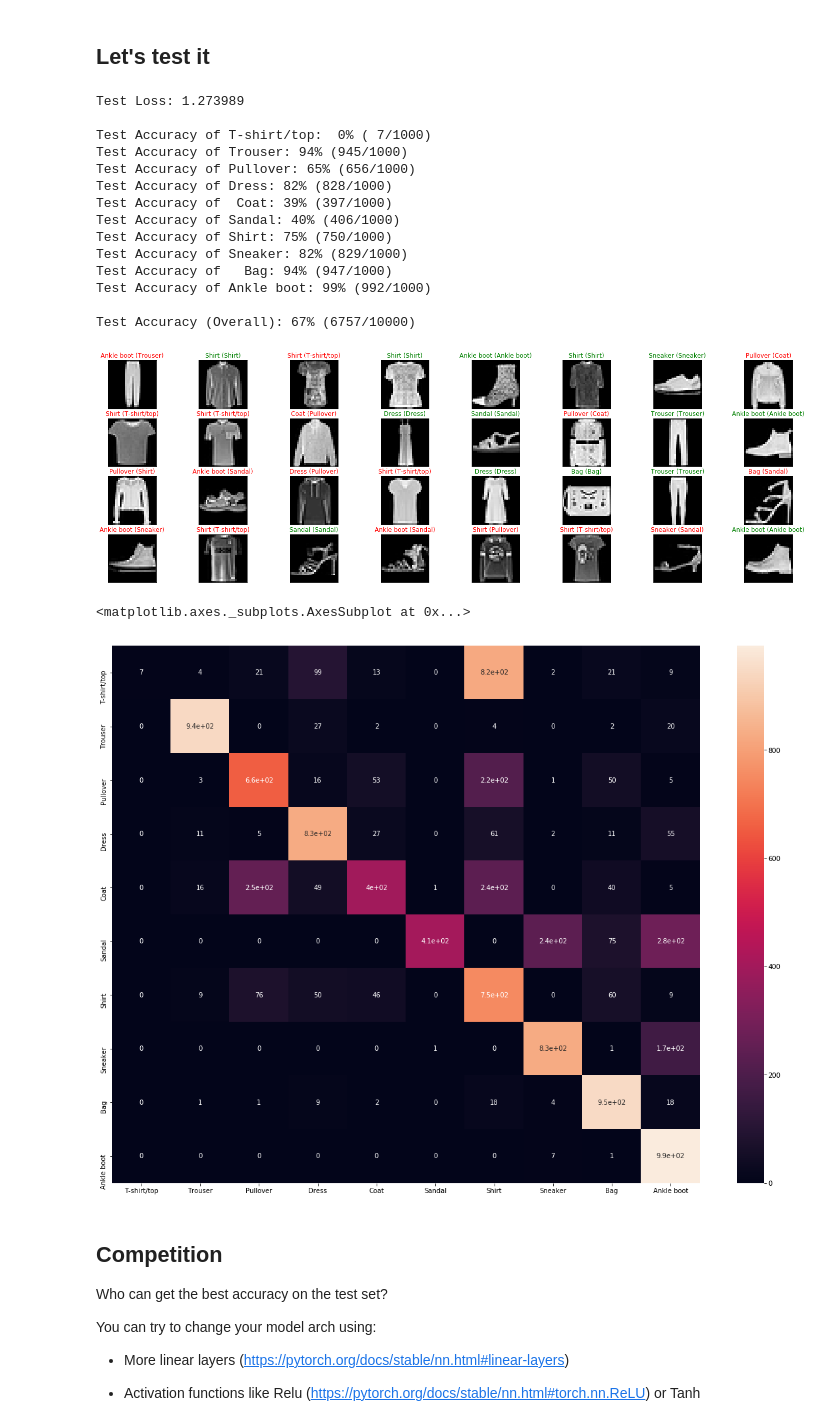
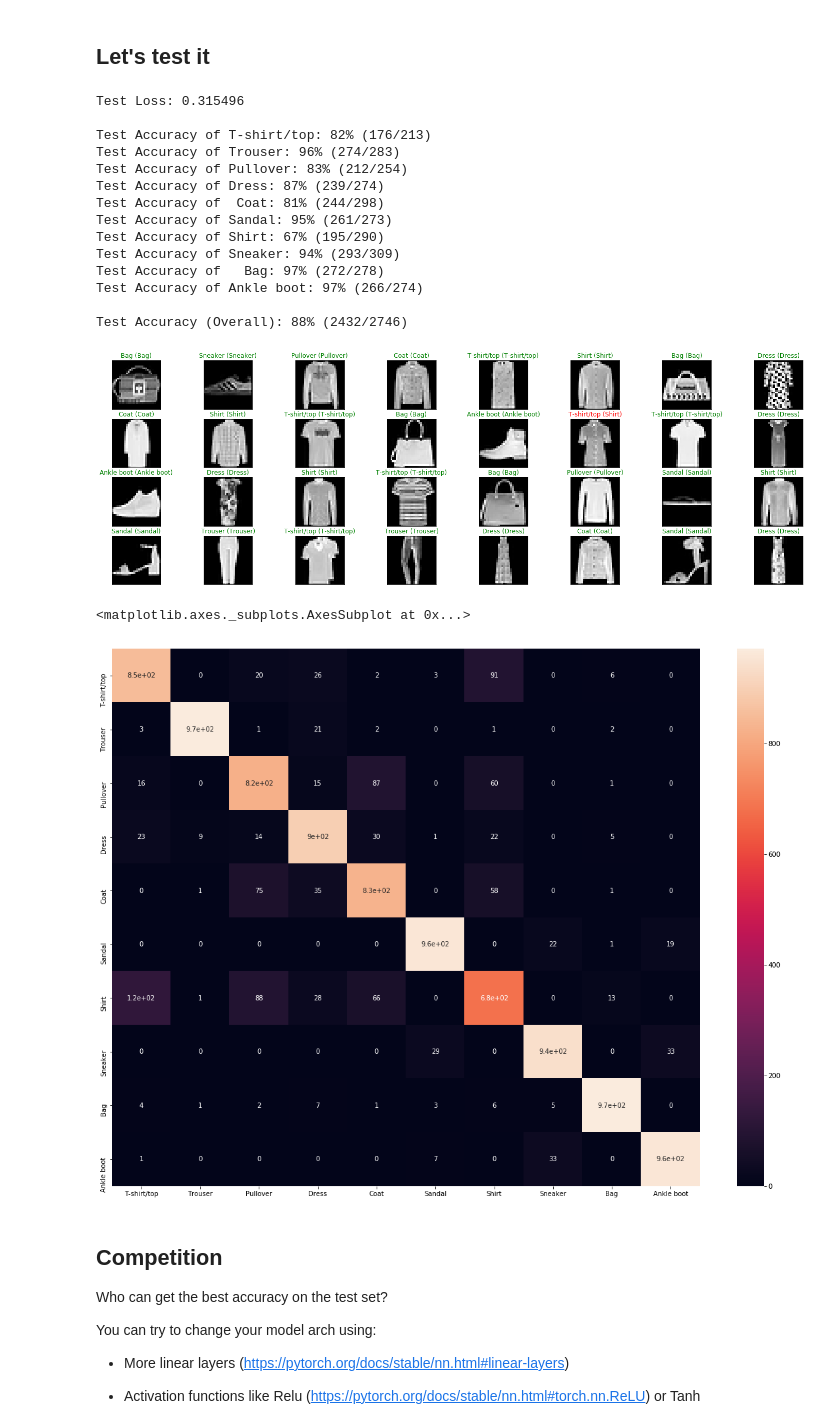
Before and after one commit to cenkbircanoglu/pytorch-workshop, a Jupyter notebook: fc_fashion_mnist_solution.ipynb, the cells around one changed output. Saved outputs shown, nothing was run; the diff lists cells and outputs as text; code cells hidden in the pictures.

```diff
--- a/fc_fashion_mnist_solution.ipynb
+++ b/fc_fashion_mnist_solution.ipynb
@@ -17,7 +17,7 @@ Dataset = FashionMNIST
 # Download and prepare data
 
 transform_train = transforms.Compose([transforms.ToTensor(), transforms.Normalize([0.5], [0.5])])
-transform_test = transforms.ToTensor()
+transform_test = transforms.Compose([transforms.ToTensor(), transforms.Normalize([0.5], [0.5])])
 
 trainset = Dataset(dataset_root, download=True, train=True, transform=transform_train)
 testset = Dataset(dataset_root, download=True, train=False, transform=transform_test)
@@ -99,13 +99,19 @@ class LinearNN(nn.Module):
 
     def __init__(self):
         super().__init__()
-        self.fc1 = nn.Linear(input_dim, 64)
-        self.fc2 = nn.Linear(64, num_classes)
+        self.fc1 = nn.Linear(input_dim, 256)
+        self.drop1 = nn.Dropout(p=0.2)
+        self.fc2 = nn.Linear(256, 64)
+        self.drop2 = nn.Dropout(p=0.2)
+        self.fc3 = nn.Linear(64, num_classes)
 
     def forward(self, x):
         x = x.view(x.size(0), -1) #flatten the image
-        x = self.fc1(x)
-        x = self.fc2(x)
+        x = F.relu(self.fc1(x))
+        x = self.drop1(x)
+        x = F.relu(self.fc2(x))
+        x = self.drop2(x)
+        x = self.fc3(x)
         return x
 
 model = LinearNN()
@@ -241,7 +286,7 @@ for batch_i, data in enumerate(test_loader):
 
     # calculate test accuracy for *each* object class
     # we get the scalar value of correct items for a class, by calling `correct[i].item()`
-    for i in range(batch_size):
+    for i in range(labels[0]):
         label = labels.data[i]
         class_correct[label] += correct[i].item()
         class_total[label] += 1
@@ -261,20 +306,20 @@ print('\nTest Accuracy (Overall): %2d%% (%2d/%2d)' % (
     100. * np.sum(class_correct) / np.sum(class_total),
     np.sum(class_correct), np.sum(class_total)))
 # %% [output]
-Test Loss: 1.273989
+Test Loss: 0.315496
 
-Test Accuracy of T-shirt/top:  0% ( 7/1000)
-Test Accuracy of Trouser: 94% (945/1000)
-Test Accuracy of Pullover: 65% (656/1000)
-Test Accuracy of Dress: 82% (828/1000)
-Test Accuracy of  Coat: 39% (397/1000)
-Test Accuracy of Sandal: 40% (406/1000)
-Test Accuracy of Shirt: 75% (750/1000)
-Test Accuracy of Sneaker: 82% (829/1000)
-Test Accuracy of   Bag: 94% (947/1000)
-Test Accuracy of Ankle boot: 99% (992/1000)
+Test Accuracy of T-shirt/top: 82% (176/213)
+Test Accuracy of Trouser: 96% (274/283)
+Test Accuracy of Pullover: 83% (212/254)
+Test Accuracy of Dress: 87% (239/274)
+Test Accuracy of  Coat: 81% (244/298)
+Test Accuracy of Sandal: 95% (261/273)
+Test Accuracy of Shirt: 67% (195/290)
+Test Accuracy of Sneaker: 94% (293/309)
+Test Accuracy of   Bag: 97% (272/278)
+Test Accuracy of Ankle boot: 97% (266/274)
 
-Test Accuracy (Overall): 67% (6757/10000)
+Test Accuracy (Overall): 88% (2432/2746)
 # %%
 # Show a batch of images and its results
 batch_size=32
@@ -297,7 +342,7 @@ for idx in np.arange(batch_size):
     ax.set_title("{} ({})".format(classes[preds[idx]], classes[labels[idx]]),
                  color=("green" if preds[idx]==labels[idx] else "red"))
 # %% [output]
-[figure, old version]
+[figure, new version]
 # %%
 # Calculate confusion matrix
 from sklearn.metrics import confusion_matrix
@@ -311,16 +356,15 @@ array  = confusion_matrix(labels, np.squeeze(outputs.data.max(1, keepdim=True)[1
 # %%
 # Show confusion matrix
 
 import pandas as pd
 import seaborn as sn
 
-df_cm = pd.DataFrame(array, index = [i for i in classes],
-                  columns = [i for i in classes ])
+df_cm = pd.DataFrame(array, index = [i for i in classes], columns = [i for i in classes ])
 plt.figure(figsize = (20,15))
 sn.heatmap(df_cm, annot=True)
 # %% [output]
 <matplotlib.axes._subplots.AxesSubplot at 0x...>
-[figure, old version]
+[figure, new version]
 # %% [markdown]
 ## Competition
 
```
Also changed, not shown: parts of 11 cells of this notebook, 5 other files.
